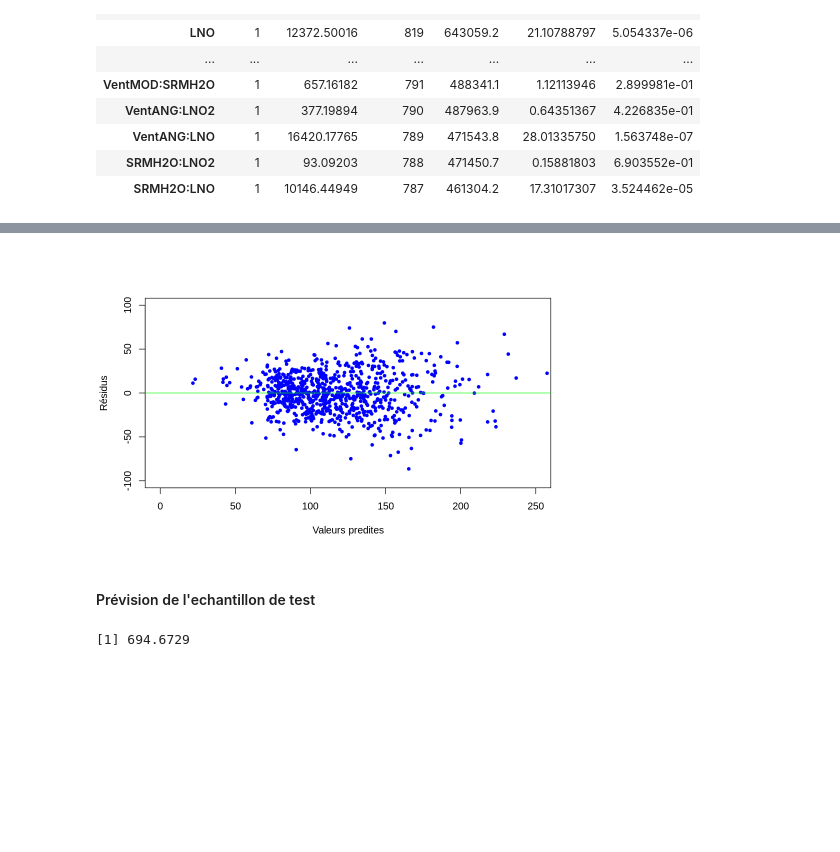
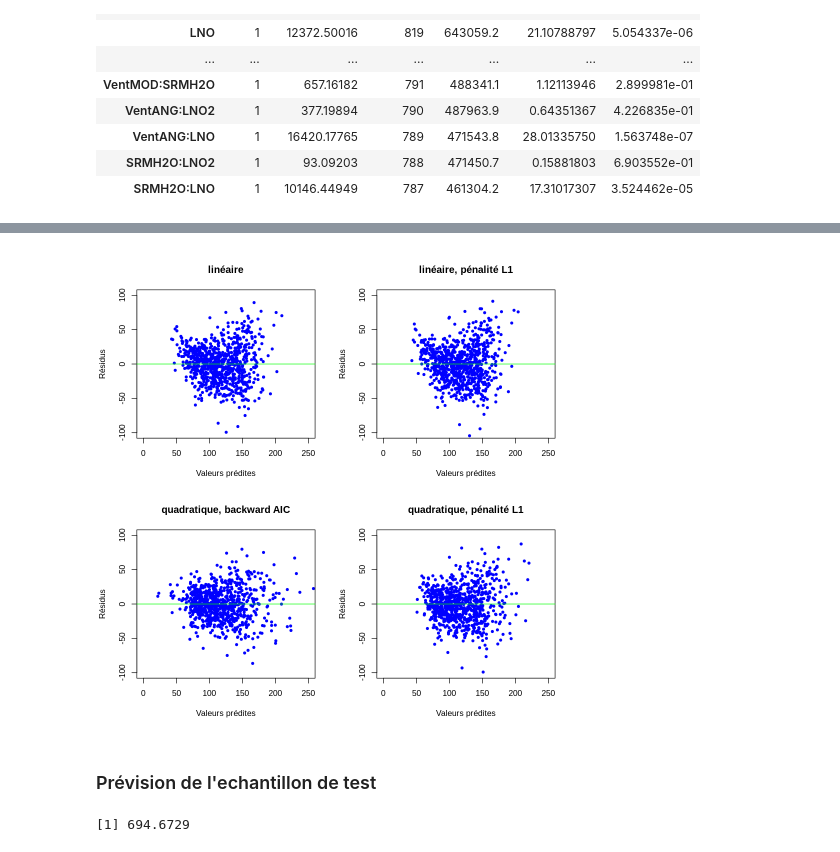
Before and after one commit to Madjid-Bzr/Apprentissage, a Jupyter notebook: TP_Prevision_Taux_Ozone.ipynb, the cells around one changed output, grey strips where cells are left out. Drawn from its saved outputs; the diff is of its cells as text; code cells hidden in the pictures; blank space fills up the shorter version.

```diff
--- a/TP_Prevision_Taux_Ozone.ipynb
+++ b/TP_Prevision_Taux_Ozone.ipynb
@@ -449,0 +437,4 @@ A matrix: 832 × 13 of type dbl
+# %%
+# choix du paramètre de régularisation par validation croisée
+reg.lasso.cv <- cv.glmnet(y = datappr[, 2], x = x.mat)
+plot(reg.lasso.cv)
@@ -449,0 +594,14 @@ A matrix: 832 × 13 of type dbl
+# %%
+# NEW
+V=10 ; nV=floor(nrow(datappr)/V)
+S=sample(1:nrow(datappr),replace=FALSE)
+error.CV = c()
+for(v in 1:V)
+{ # Rq : les deux dernières obs sont tjs dans l'échantillon d'apprentissage...
+    datappr.learn=datappr[-c(S[(nV*(v-1)):(nV*v)]),]
+    datappr.valid=datappr[c(S[(nV*(v-1)):(nV*v)]),]
+    error.CV=c(error.CV,mean((datappr.valid$O3obs-predict(aov(O3obs ~ ., data=datappr.learn),newdata=datappr.valid))^2))
+}
+mean(error.CV)
+
+print(reg.lasso.cv)
@@ -458,9 +622,9 @@ Le BIC n'est pas utilisable ici parce qu'il a tendence à pénaliser lourdement
 # %%
 # Estimation du modèle de toute interaction d'ordre 2
-reg.glm=glm(O3obs~(.)^2,data=datappr)
+reg.glm <- glm(O3obs ~ .^2, data = datappr)
 # Recherche du meilleur modèle au sens
 # du critère d'Akaïke par méthode descendante
-reg.glm.step=step(reg.glm,direction="backward")
+reg.glm.step <- step(reg.glm, direction = "backward")
 # %% [output]
 Start:  AIC=7745.72
 O3obs ~ (JOUR + MOCAGE + TEMPE + STATION + VentMOD + VentANG +
@@ -502,3 +666,9 @@ A anova: 30 × 6
 | VentANG:LNO | 1 | 16420.17765 | 789 | 471543.8 | 28.01335750 | 1.563748e-07 |
 | SRMH2O:LNO2 | 1 | 93.09203 | 788 | 471450.7 | 0.15881803 | 6.903552e-01 |
 | SRMH2O:LNO | 1 | 10146.44949 | 787 | 461304.2 | 17.31017307 | 3.524462e-05 |
+# %%
+
+# Comparer avec un modèle quadratique avec pénalité L1
+x.mat2 <- model.matrix(O3obs ~ .^2 - 1, data = datappr)
+reg.lasso2.cv <- cv.glmnet(y = datappr[, "O3obs"], x = x.mat2)
+coef(reg.lasso2.cv, s = "lambda.1se")
@@ -505,11 +693,19 @@ A anova: 30 × 6
 # %%
 # Extraction des valeurs ajustées et des résidus
-fit.glm=reg.glm.step$fitted.values
-res.glm=reg.glm.step$residuals
+fit.glm <- reg.glm.step$fitted.values
+res.glm <- reg.glm.step$residuals
+fit.lasso2 <- predict(reg.lasso2.cv, s = "lambda.min", newx = x.mat2)
+res.lasso2 <- datappr$O3obs - fit.lasso2
+
 # Graphe des résidus
-plot.res(fit.glm,res.glm,"")
+options(repr.plot.width = 8, repr.plot.height = 8)
+par(mfrow = c(2, 2))
+plot.res(fit.lm, res.lm, "linéaire")
+plot.res(fit.lasso, res.lasso, "linéaire, pénalité L1")
+plot.res(fit.glm, res.glm, "quadratique, backward AIC")
+plot.res(fit.lasso2, res.lasso2, "quadratique, pénalité L1")
 # %% [output]
-[figure, old version]
+[figure, new version]
 # %% [markdown]
-#### Prévision de l'echantillon de test
+### Prévision de l'echantillon de test
 # %%
```
Also changed, not shown: parts of 53 cells of this notebook.
